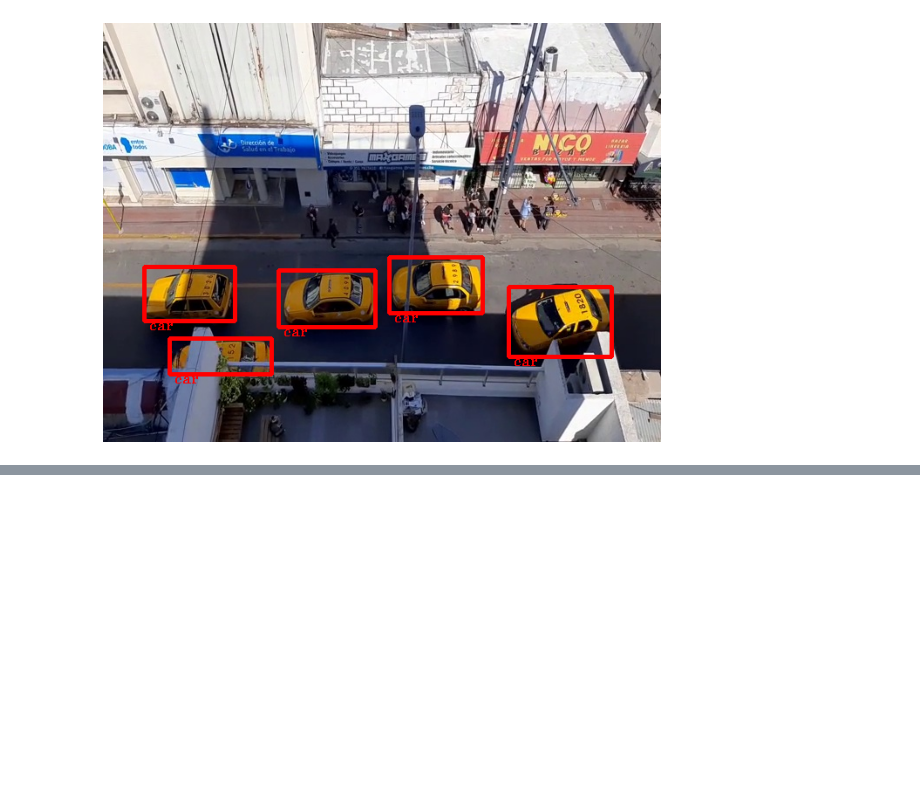
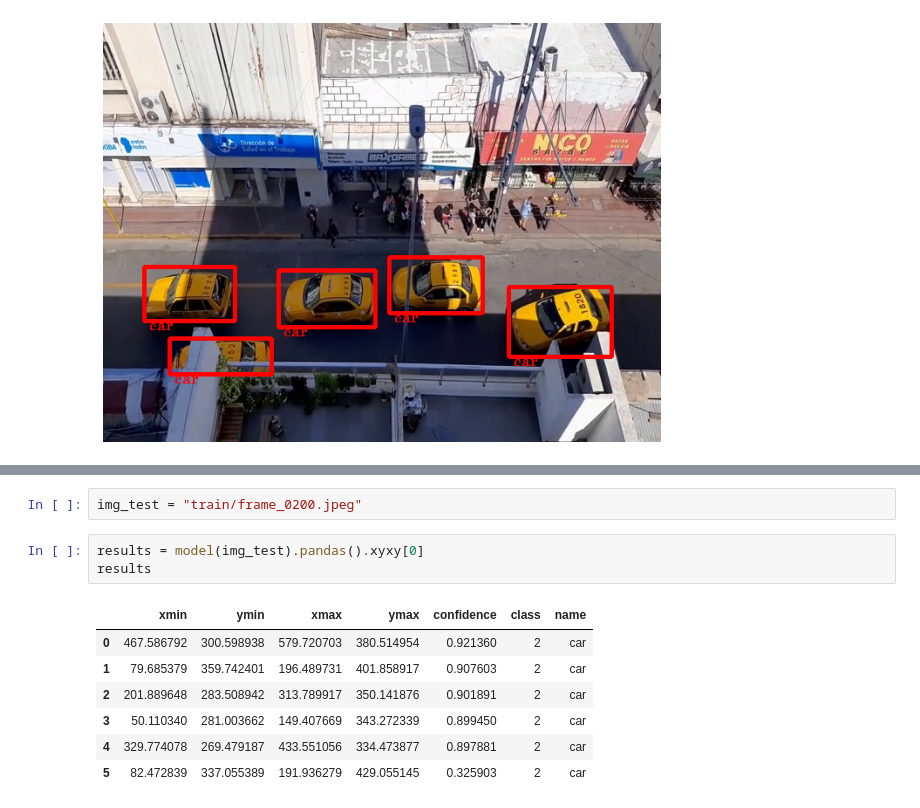
Before and after one commit to MaxiUlibarrie/cars-cv, a Jupyter notebook: notebooks/Experiments.ipynb, the cells around one changed output, grey strips where cells are left out. Cells and saved outputs as stored; diff of their text form; blank space fills up the shorter version.

```diff
--- a/notebooks/Experiments.ipynb
+++ b/notebooks/Experiments.ipynb
@@ -133,0 +147,13 @@ show_img_annotations("frame_0200.jpeg")
+# %%
+img_test = "train/frame_0200.jpeg"
+# %%
+results = model(img_test).pandas().xyxy[0]
+results
+# %% [output]
+|  | xmin | ymin | xmax | ymax | confidence | class | name |
+| 0 | 467.586792 | 300.598938 | 579.720703 | 380.514954 | 0.921360 | 2 | car |
+| 1 | 79.685379 | 359.742401 | 196.489731 | 401.858917 | 0.907603 | 2 | car |
+| 2 | 201.889648 | 283.508942 | 313.789917 | 350.141876 | 0.901891 | 2 | car |
+| 3 | 50.110340 | 281.003662 | 149.407669 | 343.272339 | 0.899450 | 2 | car |
+| 4 | 329.774078 | 269.479187 | 433.551056 | 334.473877 | 0.897881 | 2 | car |
+| 5 | 82.472839 | 337.055389 | 191.936279 | 429.055145 | 0.325903 | 2 | car |
```
Also changed, not shown: parts of 6 cells of this notebook, 4 other files.
